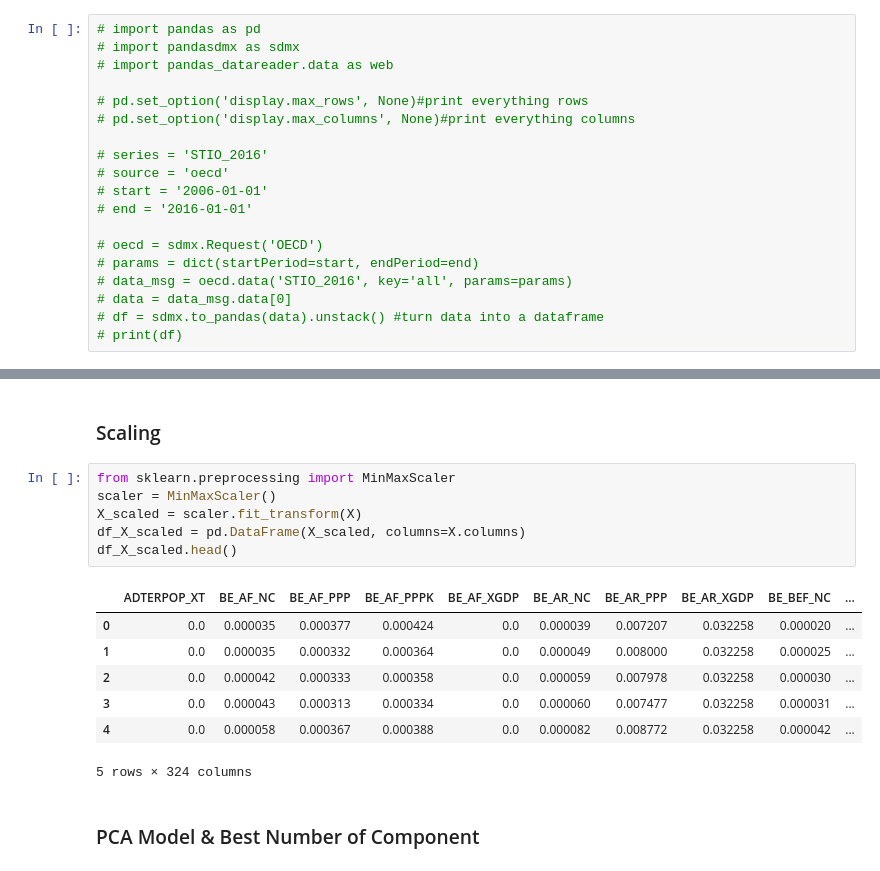
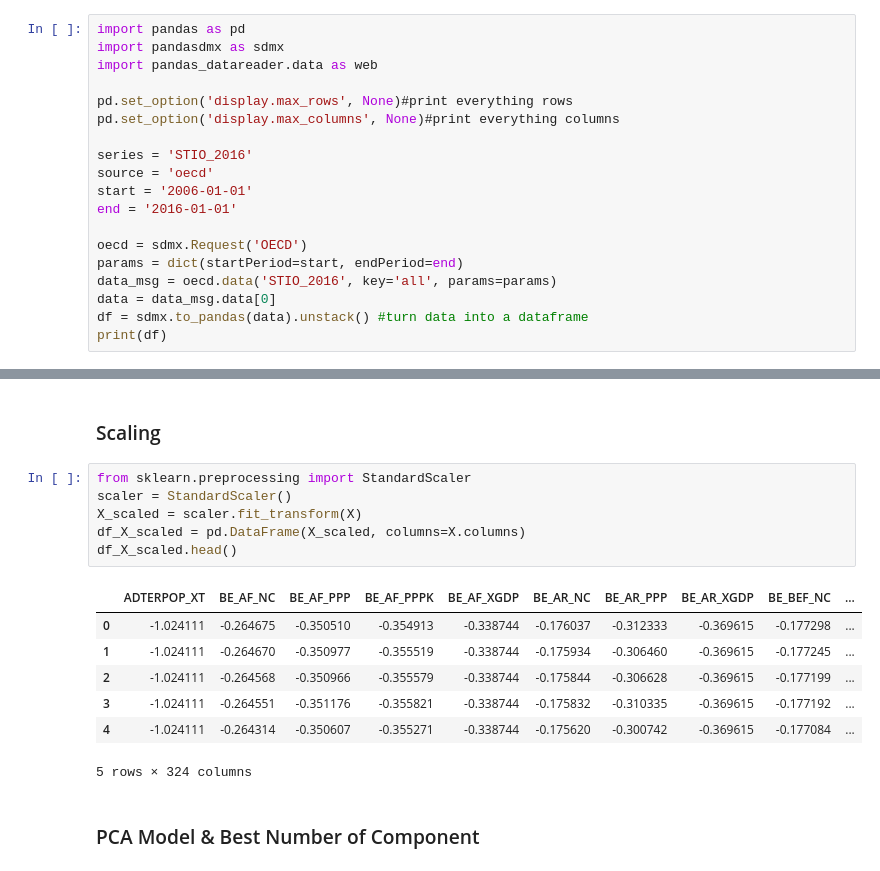
Before and after one commit to enginabdan/1_Github, a Jupyter notebook: 2_ProjectsMine/8_Science_Technology_World_2006-2015/1_Science_Technology_(PCA).ipynb, the cells around one changed output, grey strips where cells are left out. Drawn from its saved outputs; the diff is of its cells as text.

```diff
--- a/2_ProjectsMine/8_Science_Technology_World_2006-2015/1_Science_Technology_(PCA).ipynb
+++ b/2_ProjectsMine/8_Science_Technology_World_2006-2015/1_Science_Technology_(PCA).ipynb
@@ -28,24 +31,24 @@ sns.set_style("white")
 # %% [markdown]
 ### Data Scraping Oecd
 # %%
-# import pandas as pd
-# import pandasdmx as sdmx
-# import pandas_datareader.data as web
+import pandas as pd
+import pandasdmx as sdmx
+import pandas_datareader.data as web
 
-# pd.set_option('display.max_rows', None)#print everything rows
-# pd.set_option('display.max_columns', None)#print everything columns
+pd.set_option('display.max_rows', None)#print everything rows
+pd.set_option('display.max_columns', None)#print everything columns
 
-# series = 'STIO_2016'
-# source = 'oecd'
-# start = '2006-01-01'
-# end = '2016-01-01'
+series = 'STIO_2016'
+source = 'oecd'
+start = '2006-01-01'
+end = '2016-01-01'
 
-# oecd = sdmx.Request('OECD')
-# params = dict(startPeriod=start, endPeriod=end)
-# data_msg = oecd.data('STIO_2016', key='all', params=params)
-# data = data_msg.data[0]
-# df = sdmx.to_pandas(data).unstack() #turn data into a dataframe
-# print(df)
+oecd = sdmx.Request('OECD')
+params = dict(startPeriod=start, endPeriod=end)
+data_msg = oecd.data('STIO_2016', key='all', params=params)
+data = data_msg.data[0]
+df = sdmx.to_pandas(data).unstack() #turn data into a dataframe
+print(df)
 # %%
 #df.to_csv("science_technology.csv")
 # %% [markdown]
@@ -350,18 +353,18 @@ X.head(1)
 # %% [markdown]
 ### Scaling
 # %%
-from sklearn.preprocessing import MinMaxScaler
-scaler = MinMaxScaler()
+from sklearn.preprocessing import StandardScaler
+scaler = StandardScaler()
 X_scaled = scaler.fit_transform(X)
 df_X_scaled = pd.DataFrame(X_scaled, columns=X.columns)
 df_X_scaled.head()
 # %% [output]
 |  | ADTERPOP_XT | BE_AF_NC | BE_AF_PPP | BE_AF_PPPK | BE_AF_XGDP | BE_AR_NC | BE_AR_PPP | BE_AR_XGDP | BE_BEF_NC | ... |
-| 0 | 0.0 | 0.000035 | 0.000377 | 0.000424 | 0.0 | 0.000039 | 0.007207 | 0.032258 | 0.000020 | ... |
-| 1 | 0.0 | 0.000035 | 0.000332 | 0.000364 | 0.0 | 0.000049 | 0.008000 | 0.032258 | 0.000025 | ... |
-| 2 | 0.0 | 0.000042 | 0.000333 | 0.000358 | 0.0 | 0.000059 | 0.007978 | 0.032258 | 0.000030 | ... |
-| 3 | 0.0 | 0.000043 | 0.000313 | 0.000334 | 0.0 | 0.000060 | 0.007477 | 0.032258 | 0.000031 | ... |
-| 4 | 0.0 | 0.000058 | 0.000367 | 0.000388 | 0.0 | 0.000082 | 0.008772 | 0.032258 | 0.000042 | ... |
+| 0 | -1.024111 | -0.264675 | -0.350510 | -0.354913 | -0.338744 | -0.176037 | -0.312333 | -0.369615 | -0.177298 | ... |
+| 1 | -1.024111 | -0.264670 | -0.350977 | -0.355519 | -0.338744 | -0.175934 | -0.306460 | -0.369615 | -0.177245 | ... |
+| 2 | -1.024111 | -0.264568 | -0.350966 | -0.355579 | -0.338744 | -0.175844 | -0.306628 | -0.369615 | -0.177199 | ... |
+| 3 | -1.024111 | -0.264551 | -0.351176 | -0.355821 | -0.338744 | -0.175832 | -0.310335 | -0.369615 | -0.177192 | ... |
+| 4 | -1.024111 | -0.264314 | -0.350607 | -0.355271 | -0.338744 | -0.175620 | -0.300742 | -0.369615 | -0.177084 | ... |
 5 rows × 324 columns
 # %% [markdown]
 ### PCA Model & Best Number of Component
```
Also changed, not shown: parts of 74 cells of this notebook.
